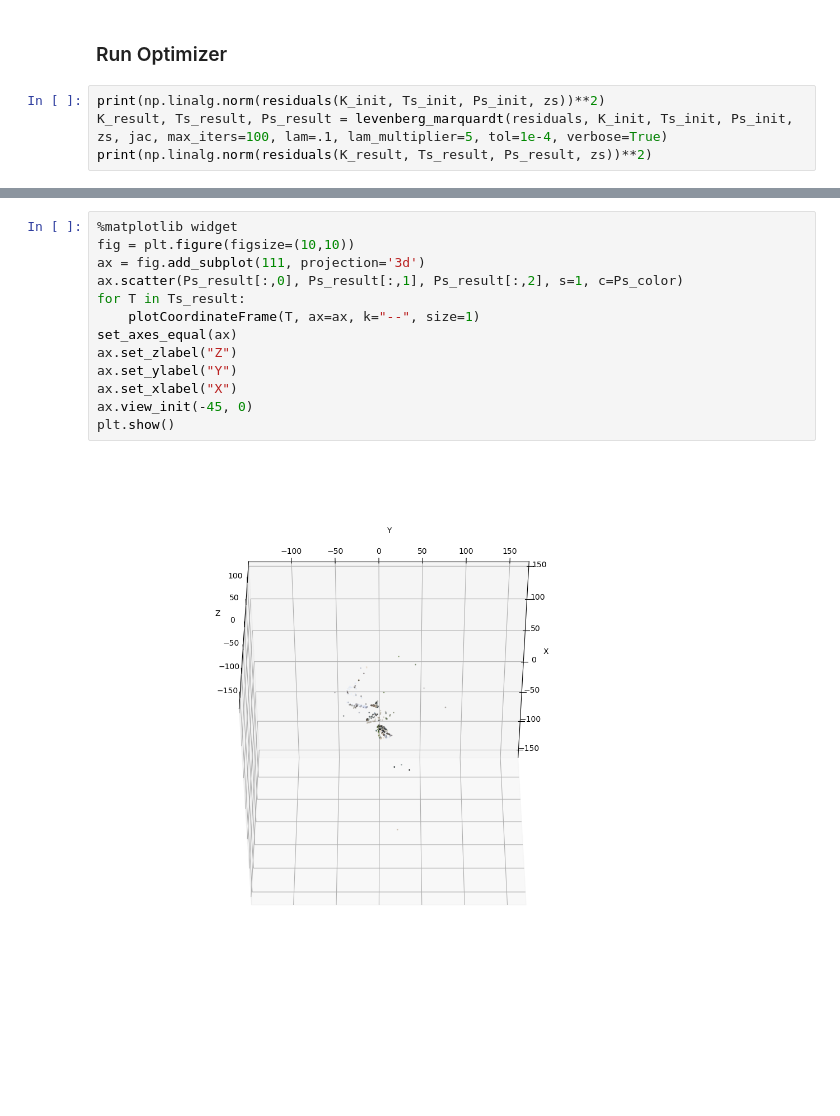
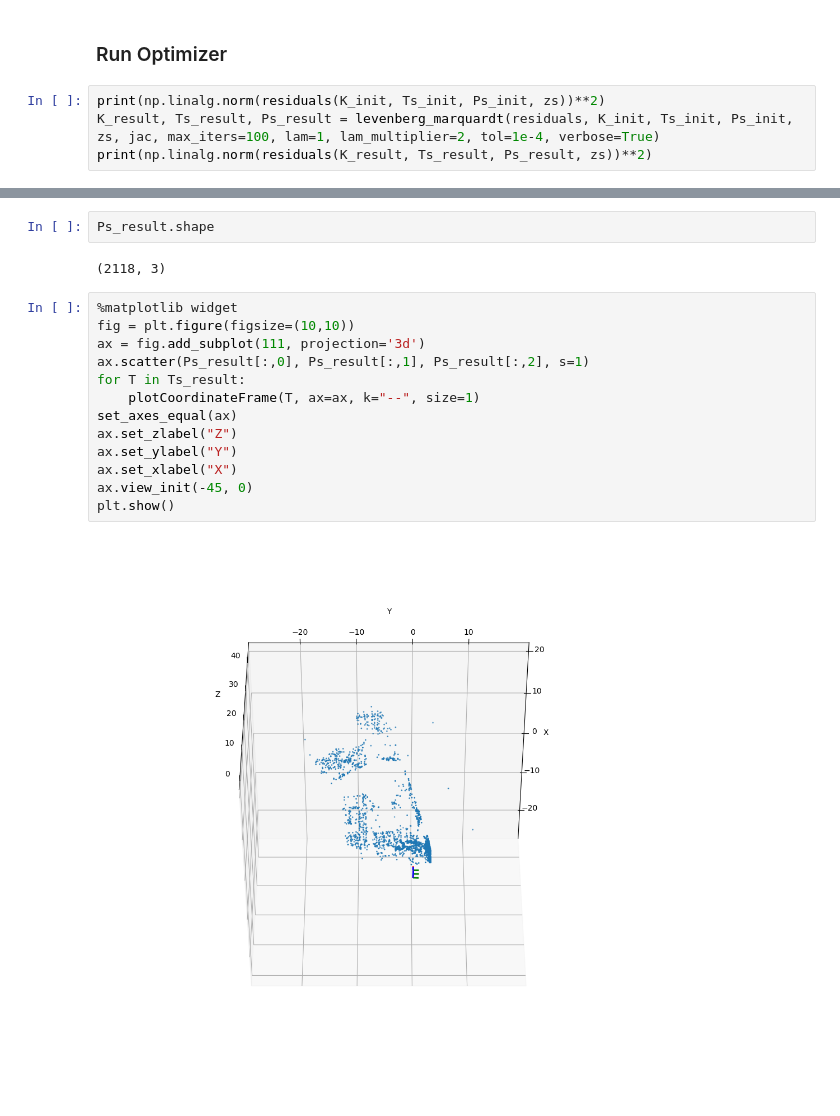
Before and after one commit to contagon/sfm, a Jupyter notebook: statue.ipynb, the cells around one changed output, grey strips where cells are left out. Saved outputs shown, nothing was run; the diff lists cells and outputs as text; blank space fills up the shorter version.

```diff
--- a/statue.ipynb
+++ b/statue.ipynb
@@ -451,6 +484,6 @@ plt.show()
 ### Run Optimizer
 # %%
 print(np.linalg.norm(residuals(K_init, Ts_init, Ps_init, zs))**2)
-K_result, Ts_result, Ps_result = levenberg_marquardt(residuals, K_init, Ts_init, Ps_init, zs, jac, max_iters=100, lam=.1, lam_multiplier=5, tol=1e-4, verbose=True)
+K_result, Ts_result, Ps_result = levenberg_marquardt(residuals, K_init, Ts_init, Ps_init, zs, jac, max_iters=100, lam=1, lam_multiplier=2, tol=1e-4, verbose=True)
 print(np.linalg.norm(residuals(K_result, Ts_result, Ps_result, zs))**2)
 # %% [output]
@@ -474,15 +507,19 @@ Starting cost: 15832850.479980364
+# %%
+Ps_result.shape
+# %% [output]
+(2118, 3)
 # %%
 %matplotlib widget
 fig = plt.figure(figsize=(10,10))
 ax = fig.add_subplot(111, projection='3d')
-ax.scatter(Ps_result[:,0], Ps_result[:,1], Ps_result[:,2], s=1, c=Ps_color)
+ax.scatter(Ps_result[:,0], Ps_result[:,1], Ps_result[:,2], s=1)
 for T in Ts_result:
     plotCoordinateFrame(T, ax=ax, k="--", size=1)
 set_axes_equal(ax)
 ax.set_zlabel("Z")
 ax.set_ylabel("Y")
 ax.set_xlabel("X")
 ax.view_init(-45, 0)
 plt.show()
 # %% [output]
-[figure, old version]
+[figure, new version]
```
Also changed, not shown: parts of 4 cells of this notebook, 1 other file.
